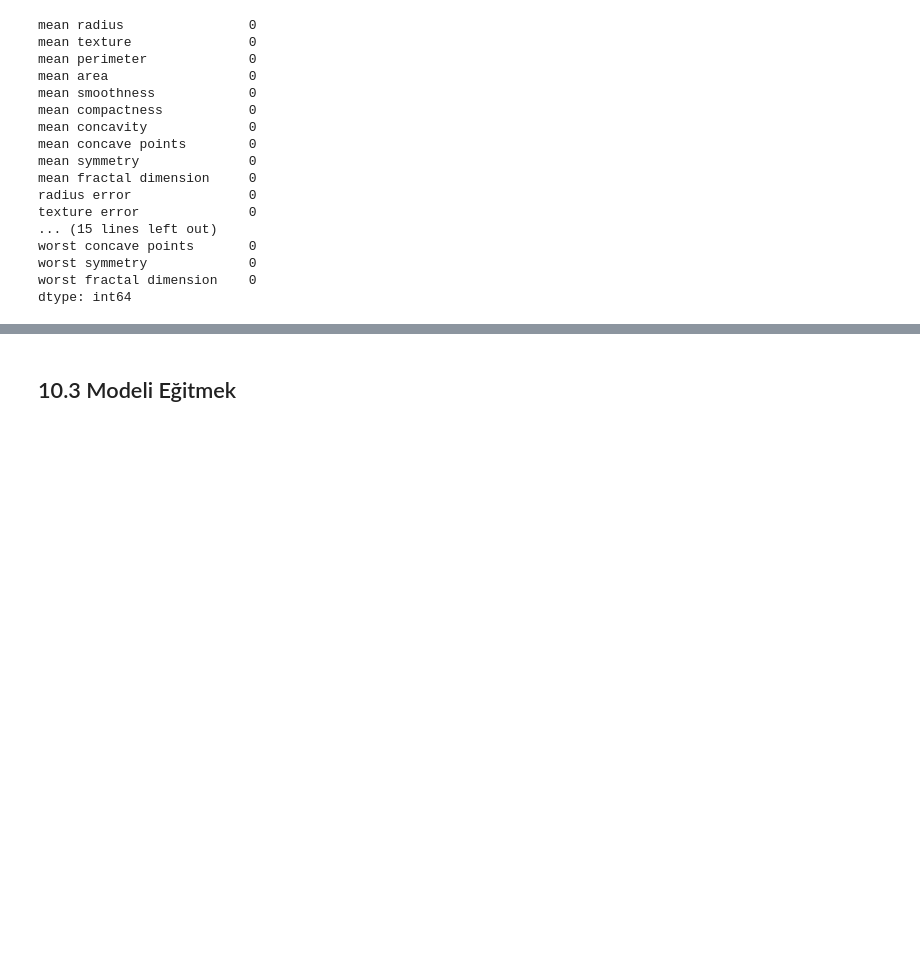
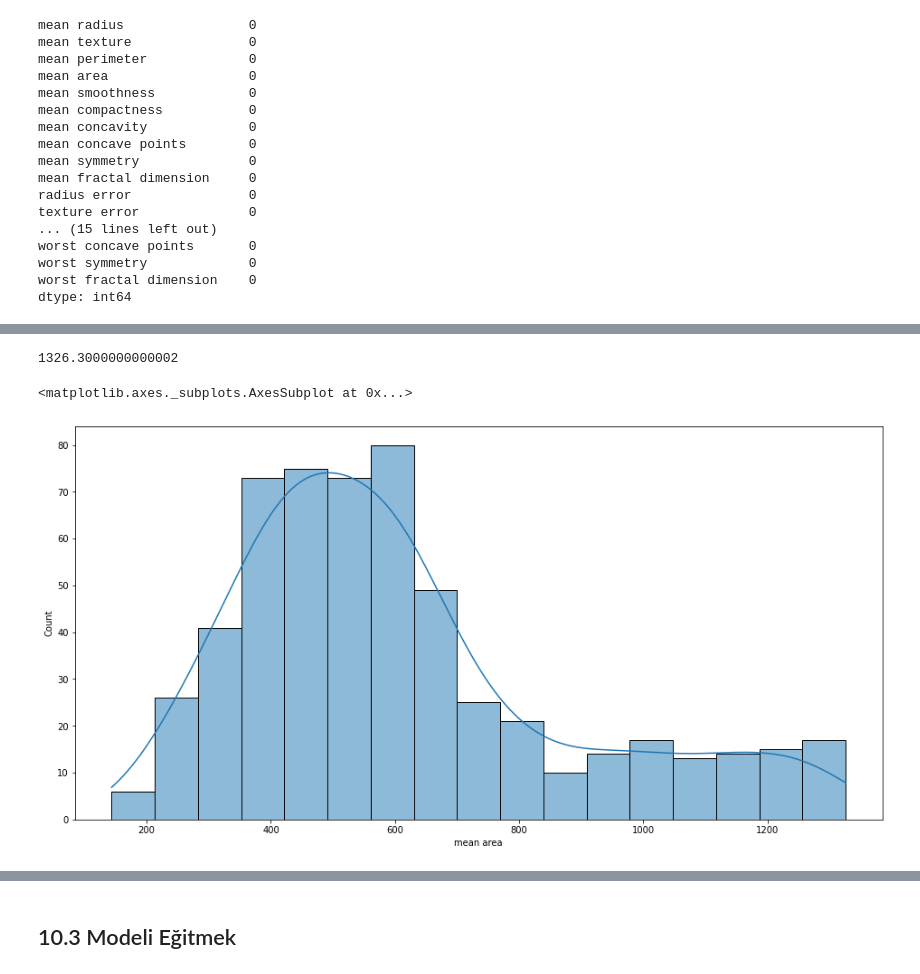
Before and after one commit to gaih/introduction-to-machine-learning, a Jupyter notebook: Day_3_Classification.ipynb, the cells around one changed output, grey strips where cells are left out. Cells and saved outputs as stored; diff of their text form; code cells hidden in the pictures; blank space fills up the shorter version.

```diff
--- a/Day_3_Classification.ipynb
+++ b/Day_3_Classification.ipynb
@@ -312,0 +295,10 @@ len(y_new)
+# %%
+Q3 + 1.5 *IQR  # upper limit
+# %% [output]
+1326.3000000000002
+# %%
+plt.figure(figsize=(16, 8))
+sns.histplot(X_new["mean area"], kde=True)
+# %% [output]
+<matplotlib.axes._subplots.AxesSubplot at 0x...>
+[figure, added]
```
Also changed, not shown: parts of 19 cells of this notebook.
